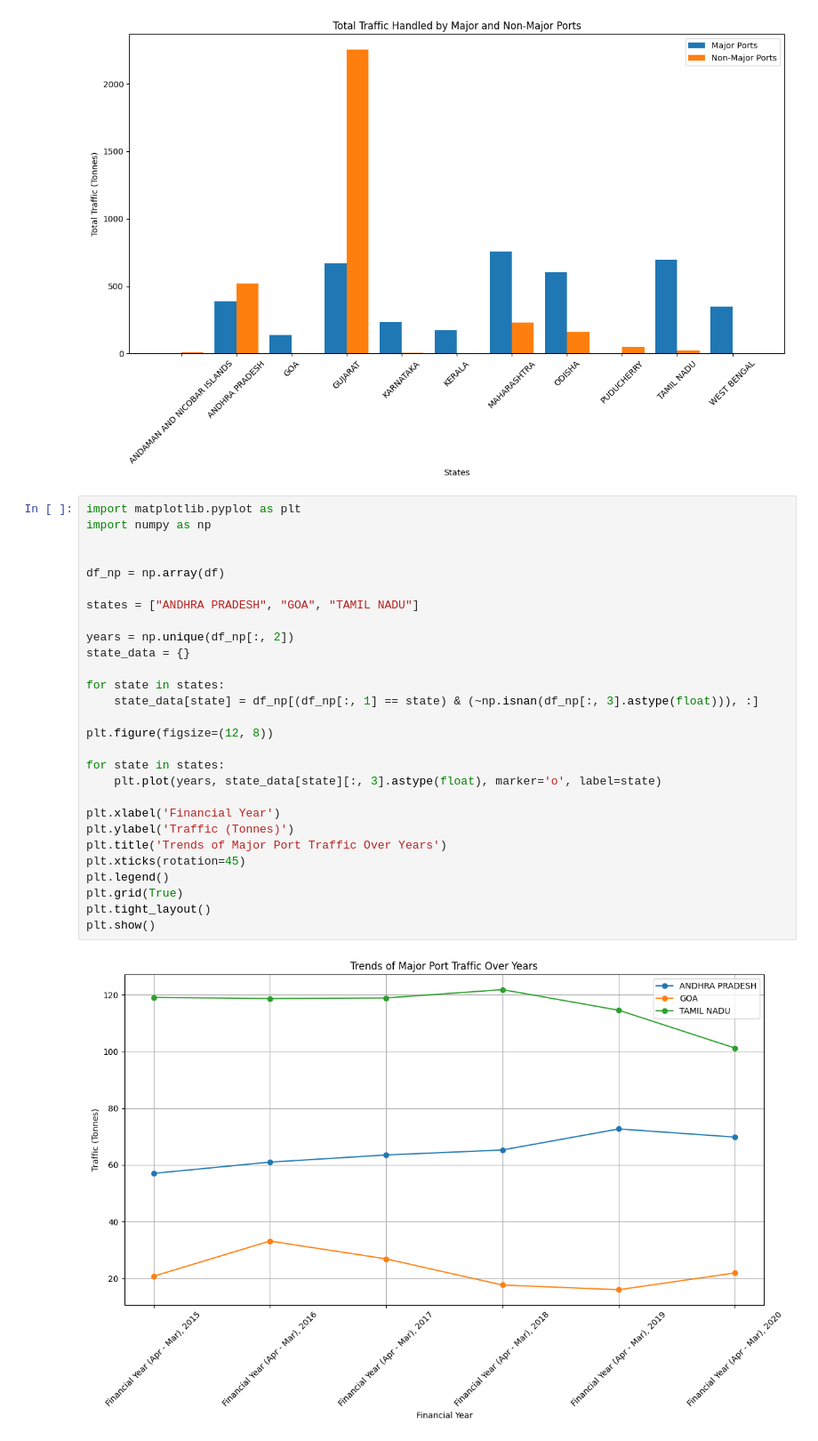
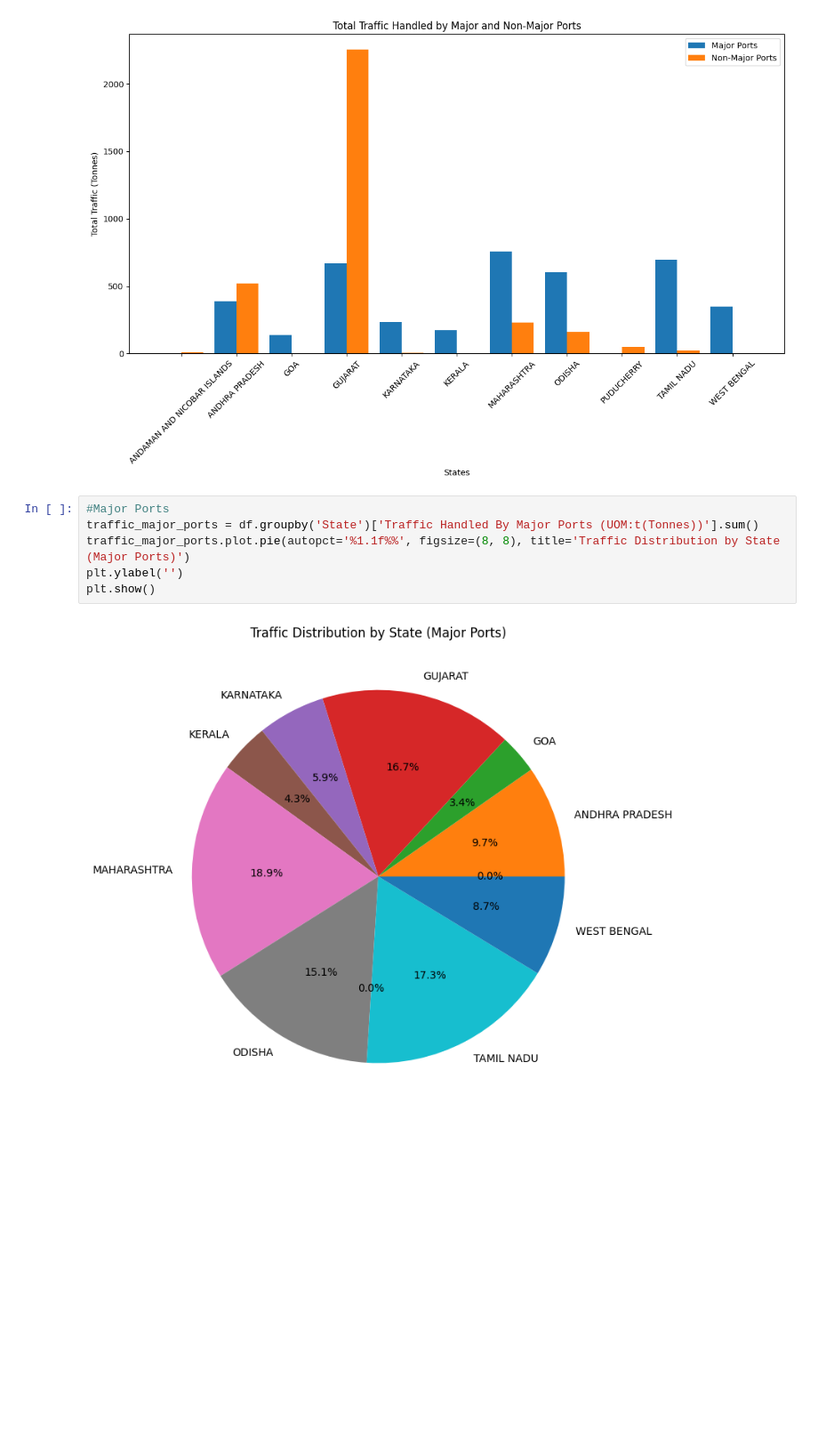
Before and after one commit to vbgamer/Projects---Anudip, a Jupyter notebook: Portnp.ipynb, the cells around one changed output. Shown at 89% size. Saved outputs shown, nothing was run; the diff lists cells and outputs as text; blank space fills up the shorter version.

```diff
--- a/Portnp.ipynb
+++ b/Portnp.ipynb
@@ -194,33 +176,11 @@ plt.tight_layout()
 plt.show()
 # %% [output]
 [figure]
-# %%
-import matplotlib.pyplot as plt
-import numpy as np
-
-
-df_np = np.array(df)
-
-states = ["ANDHRA PRADESH", "GOA", "TAMIL NADU"]
-
-years = np.unique(df_np[:, 2])
-state_data = {}
-
-for state in states:
-    state_data[state] = df_np[(df_np[:, 1] == state) & (~np.isnan(df_np[:, 3].astype(float))), :]
-
-plt.figure(figsize=(12, 8))
-
-for state in states:
-    plt.plot(years, state_data[state][:, 3].astype(float), marker='o', label=state)
-
-plt.xlabel('Financial Year')
-plt.ylabel('Traffic (Tonnes)')
-plt.title('Trends of Major Port Traffic Over Years')
-plt.xticks(rotation=45)
-plt.legend()
-plt.grid(True)
-plt.tight_layout()
-plt.show()
-# %% [output]
-[figure, removed]
+# %%
+#Major Ports
+traffic_major_ports = df.groupby('State')['Traffic Handled By Major Ports (UOM:t(Tonnes))'].sum()
+traffic_major_ports.plot.pie(autopct='%1.1f%%', figsize=(8, 8), title='Traffic Distribution by State (Major Ports)')
+plt.ylabel('')
+plt.show()
+# %% [output]
+[figure, added]
```
Also changed, not shown: parts of 10 cells of this notebook.
